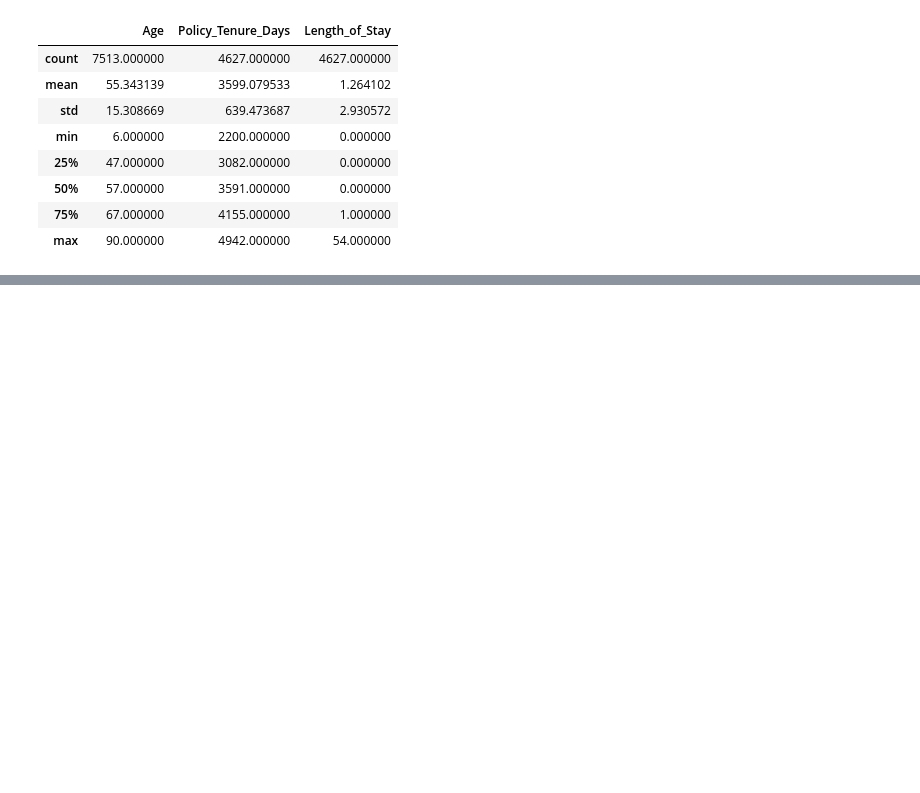
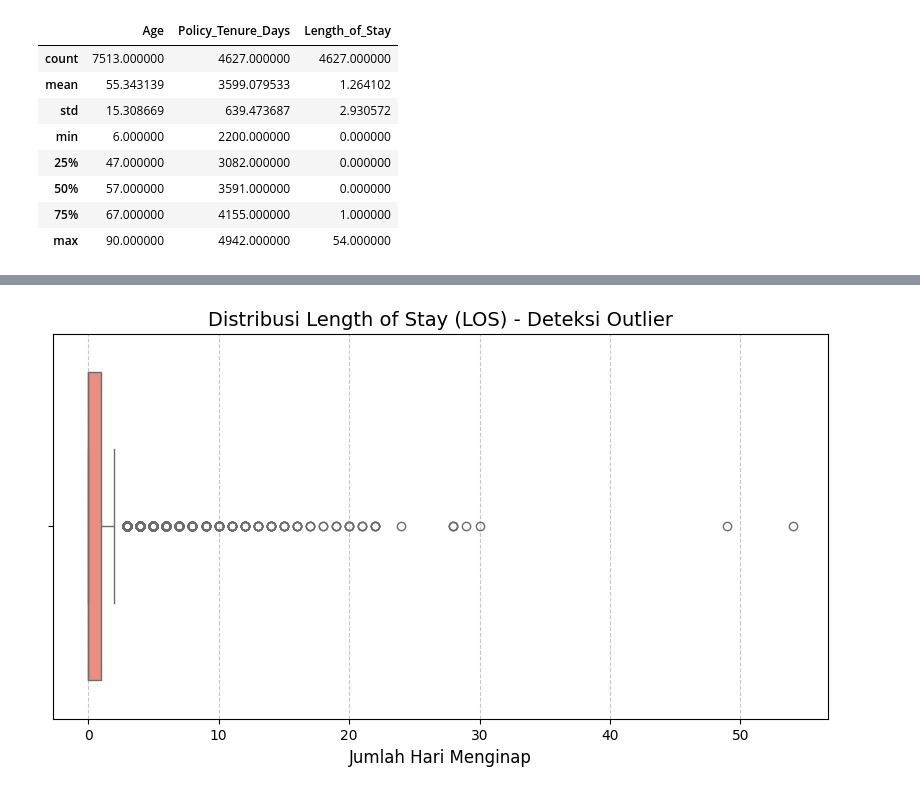
Before and after one commit to ababilkhoerulimam/insurance-claim-forecasting-mcfitb26, a Jupyter notebook: MCFITB26.ipynb, the cells around one changed output, grey strips where cells are left out. Cells and saved outputs as stored; diff of their text form; code cells hidden in the pictures; blank space fills up the shorter version.

```diff
--- a/MCFITB26.ipynb
+++ b/MCFITB26.ipynb
@@ -299,0 +303,20 @@ Name: count, dtype: int64
+# %%
+def handle_unknown(row):
+    if row['Inpatient/Outpatient'] == 'Unknown':
+        if row['Length_of_Stay'] > 0:
+            return 'IP'
+        else:
+            return 'OP'
+    return row['Inpatient/Outpatient']
+
+df_final['Inpatient/Outpatient'] = df_final.apply(handle_unknown, axis=1)
+# %%
+plt.figure(figsize=(10, 5))
+sns.boxplot(x=df_final['Length_of_Stay'], color='salmon')
+
+plt.title('Distribusi Length of Stay (LOS) - Deteksi Outlier', fontsize=14)
+plt.xlabel('Jumlah Hari Menginap', fontsize=12)
+plt.grid(axis='x', linestyle='--', alpha=0.7)
+plt.show()
+# %% [output]
+[figure, added]
```
Also changed, not shown: parts of 7 cells of this notebook.
